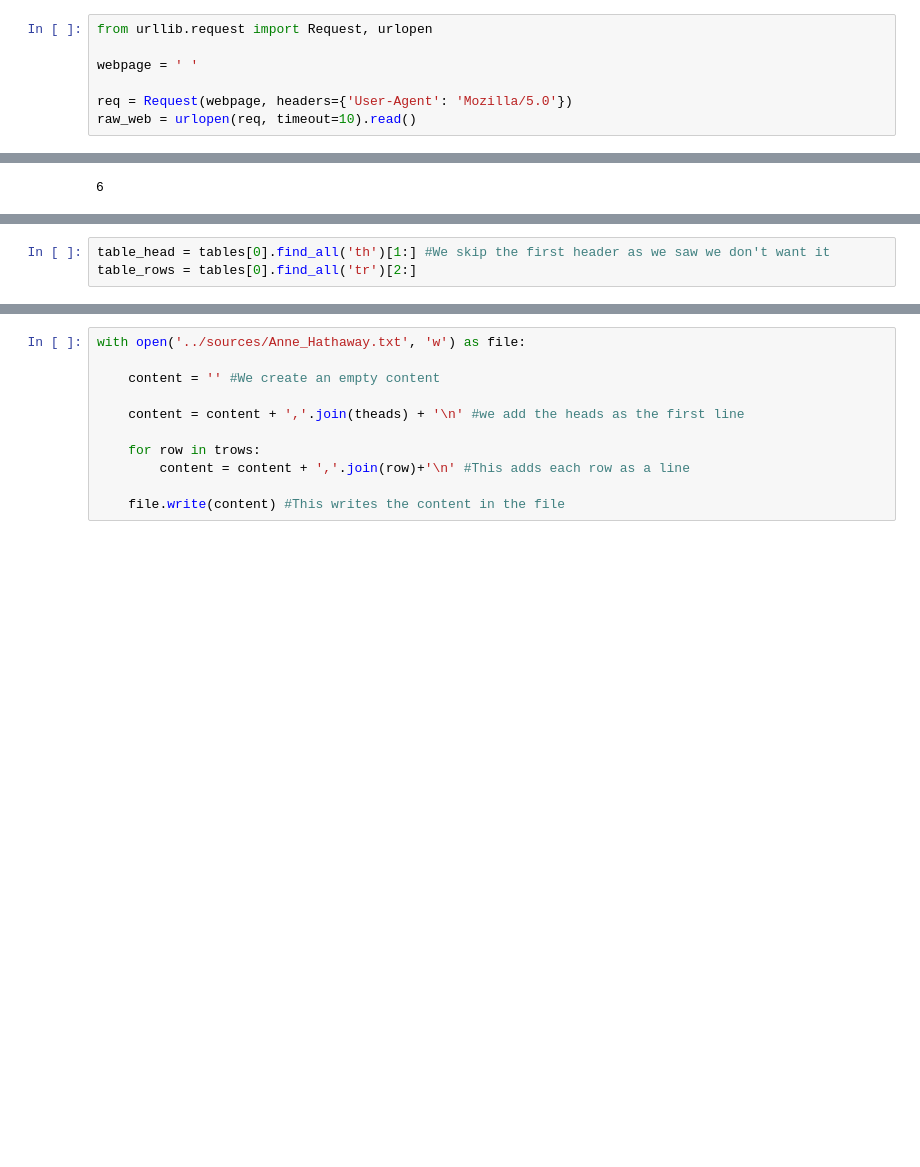
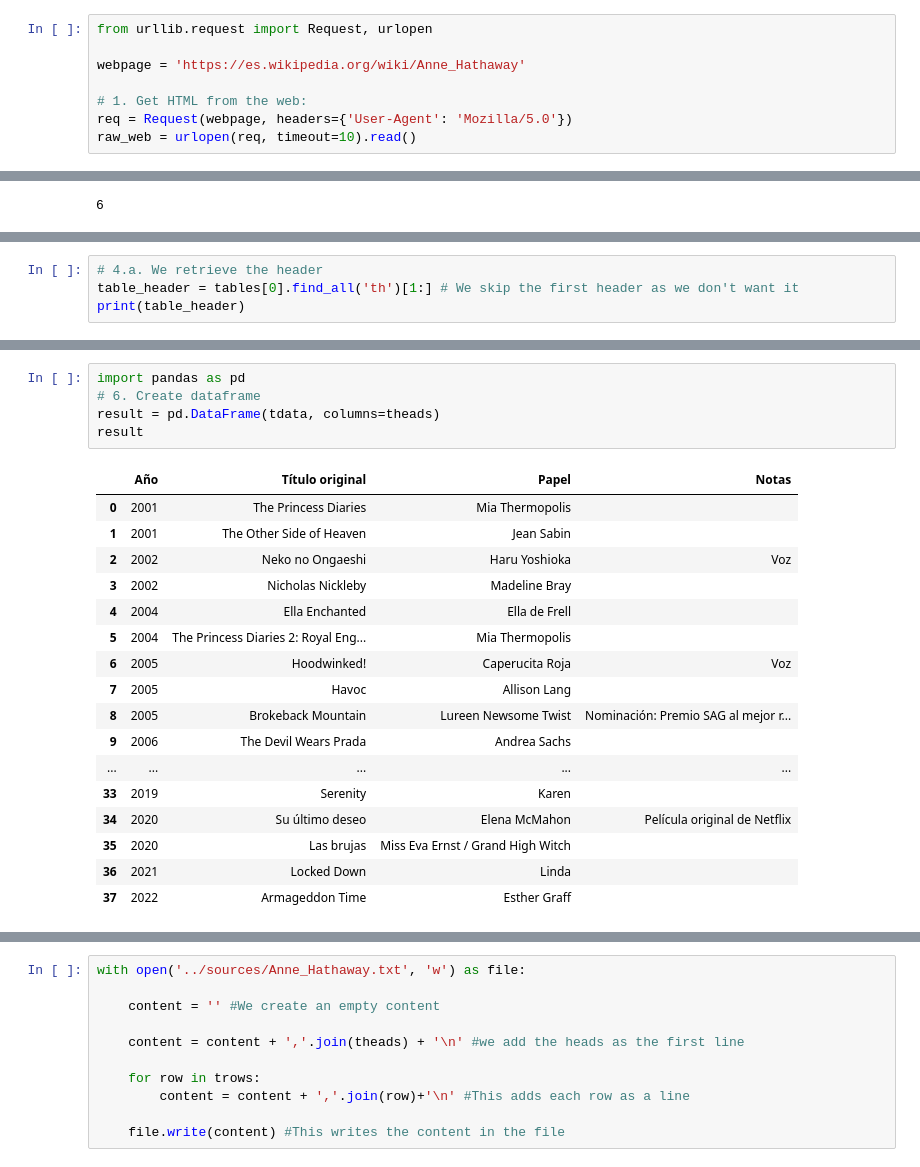
Before and after one commit to assembler-institute/ETL-Episode_I, a Jupyter notebook: 2-Data_Extraction_Scrapping.ipynb, the cells around one changed output, grey strips where cells are left out. Drawn from its saved outputs; the diff is of its cells as text; blank space fills up the shorter version.

```diff
--- a/2-Data_Extraction_Scrapping.ipynb
+++ b/2-Data_Extraction_Scrapping.ipynb
@@ -23,8 +26,9 @@ To get the raw data we need to make a call to the website we want to get. The be
 # %%
 from urllib.request import Request, urlopen
 
-webpage = ' '
+webpage = 'https://es.wikipedia.org/wiki/Anne_Hathaway'
 
+# 1. Get HTML from the web:
 req = Request(webpage, headers={'User-Agent': 'Mozilla/5.0'})
 raw_web = urlopen(req, timeout=10).read()
 # %% [markdown]
@@ -112,3 +135,4 @@ First we need to get the headers and rows of the table:
 # %%
-table_head = tables[0].find_all('th')[1:] #We skip the first header as we saw we don't want it
-table_rows = tables[0].find_all('tr')[2:]
+# 4.a. We retrieve the header
+table_header = tables[0].find_all('th')[1:] # We skip the first header as we don't want it
+print(table_header)
@@ -116,0 +265,23 @@ Once we have that data, we need to clean the html to get only the content and di
+# %%
+import pandas as pd
+# 6. Create dataframe
+result = pd.DataFrame(tdata, columns=theads)
+result
+# %% [output]
+|  | Año | Título original | Papel | Notas |
+| 0 | 2001 | The Princess Diaries | Mia Thermopolis |  |
+| 1 | 2001 | The Other Side of Heaven | Jean Sabin |  |
+| 2 | 2002 | Neko no Ongaeshi | Haru Yoshioka | Voz |
+| 3 | 2002 | Nicholas Nickleby | Madeline Bray |  |
+| 4 | 2004 | Ella Enchanted | Ella de Frell |  |
+| 5 | 2004 | The Princess Diaries 2: Royal Eng... | Mia Thermopolis |  |
+| 6 | 2005 | Hoodwinked! | Caperucita Roja | Voz |
+| 7 | 2005 | Havoc | Allison Lang |  |
+| 8 | 2005 | Brokeback Mountain | Lureen Newsome Twist | Nominación: Premio SAG al mejor r... |
+| 9 | 2006 | The Devil Wears Prada | Andrea Sachs |  |
+| ... | ... | ... | ... | ... |
+| 33 | 2019 | Serenity | Karen |  |
+| 34 | 2020 | Su último deseo | Elena McMahon | Película original de Netflix |
+| 35 | 2020 | Las brujas | Miss Eva Ernst / Grand High Witch |  |
+| 36 | 2021 | Locked Down | Linda |  |
+| 37 | 2022 | Armageddon Time | Esther Graff |  |
```
Also changed, not shown: parts of 31 cells of this notebook, 1 other file.
